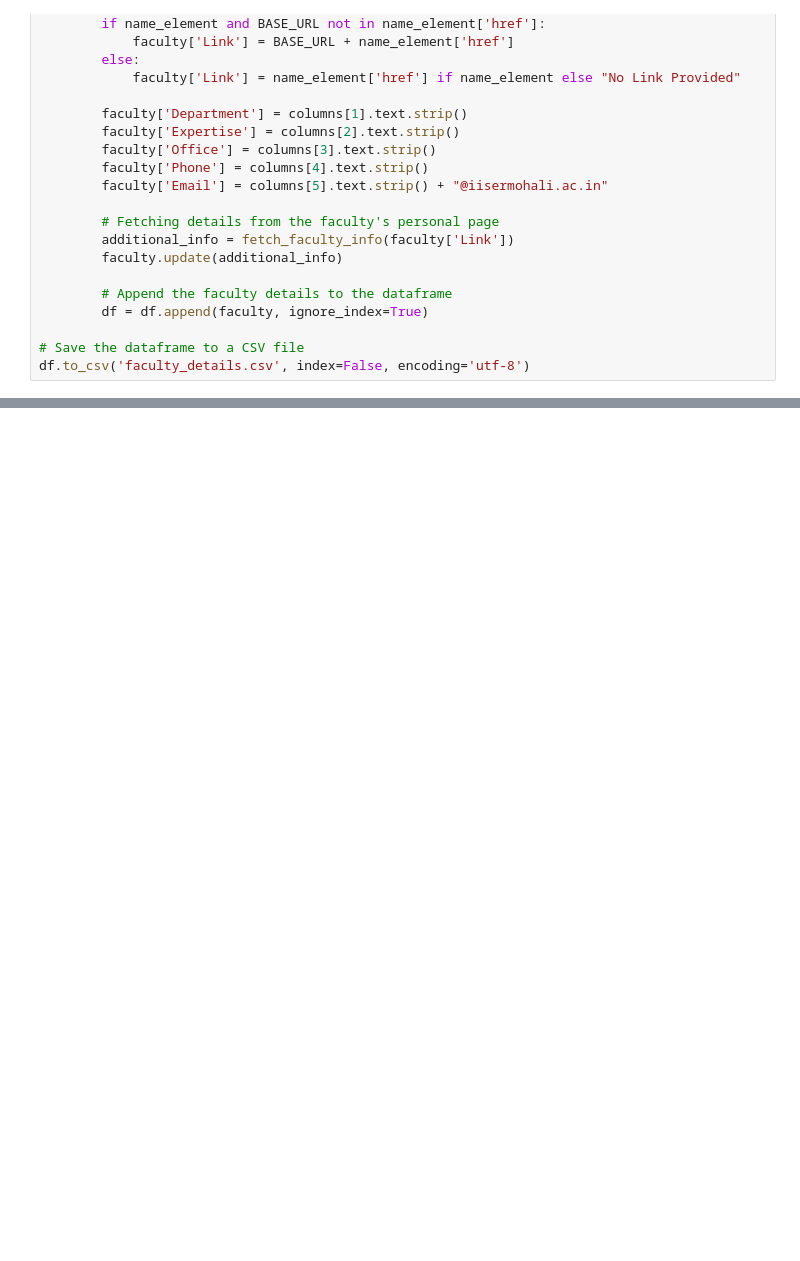
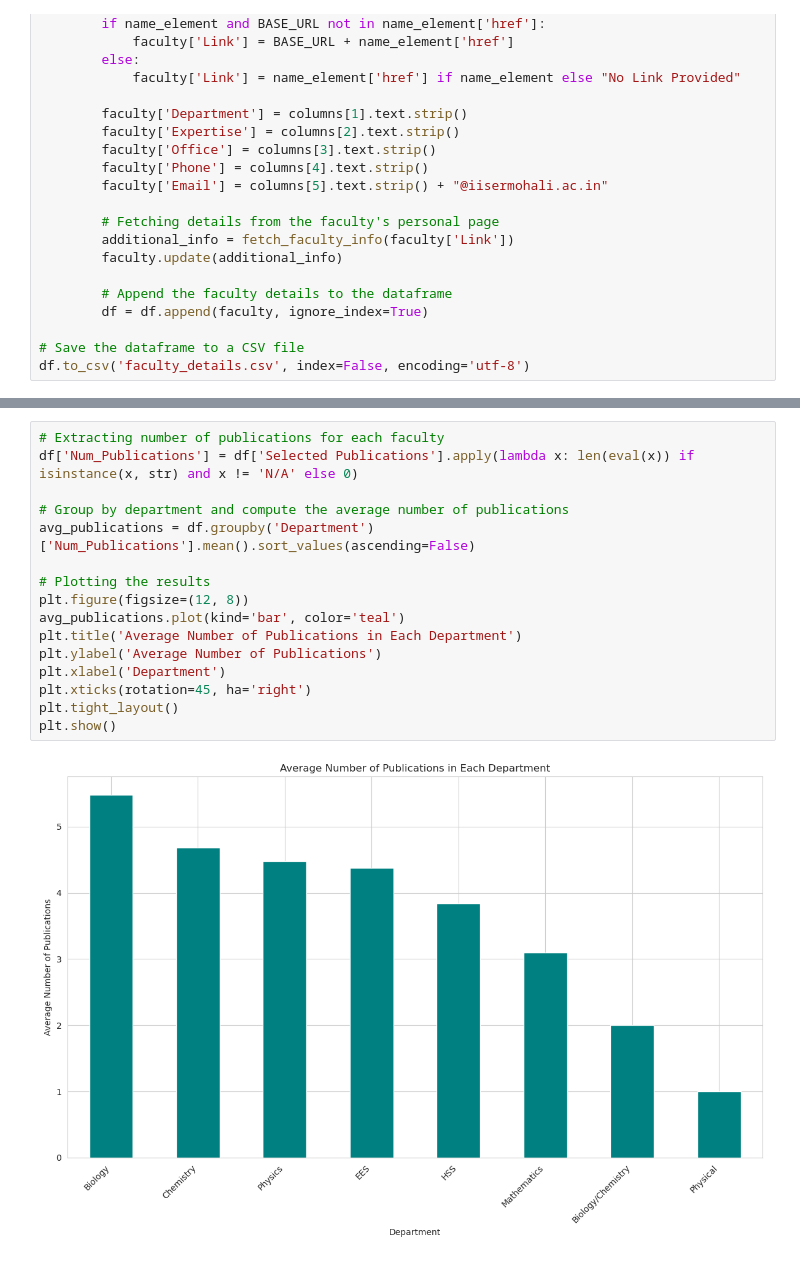
Before and after one commit to shiv3679/IDC409, a Jupyter notebook: web_scraping/scraping.ipynb, the cells around one changed output, grey strips where cells are left out. Cells and saved outputs as stored; diff of their text form; blank space fills up the shorter version.

```diff
--- a/web_scraping/scraping.ipynb
+++ b/web_scraping/scraping.ipynb
@@ -399,0 +494,18 @@ df.to_csv('faculty_details.csv', index=False, encoding='utf-8')
+# %%
+# Extracting number of publications for each faculty
+df['Num_Publications'] = df['Selected Publications'].apply(lambda x: len(eval(x)) if isinstance(x, str) and x != 'N/A' else 0)
+
+# Group by department and compute the average number of publications
+avg_publications = df.groupby('Department')['Num_Publications'].mean().sort_values(ascending=False)
+
+# Plotting the results
+plt.figure(figsize=(12, 8))
+avg_publications.plot(kind='bar', color='teal')
+plt.title('Average Number of Publications in Each Department')
+plt.ylabel('Average Number of Publications')
+plt.xlabel('Department')
+plt.xticks(rotation=45, ha='right')
+plt.tight_layout()
+plt.show()
+# %% [output]
+[figure, added]
```
Also changed, not shown: parts of 9 cells of this notebook, 1 other file.
